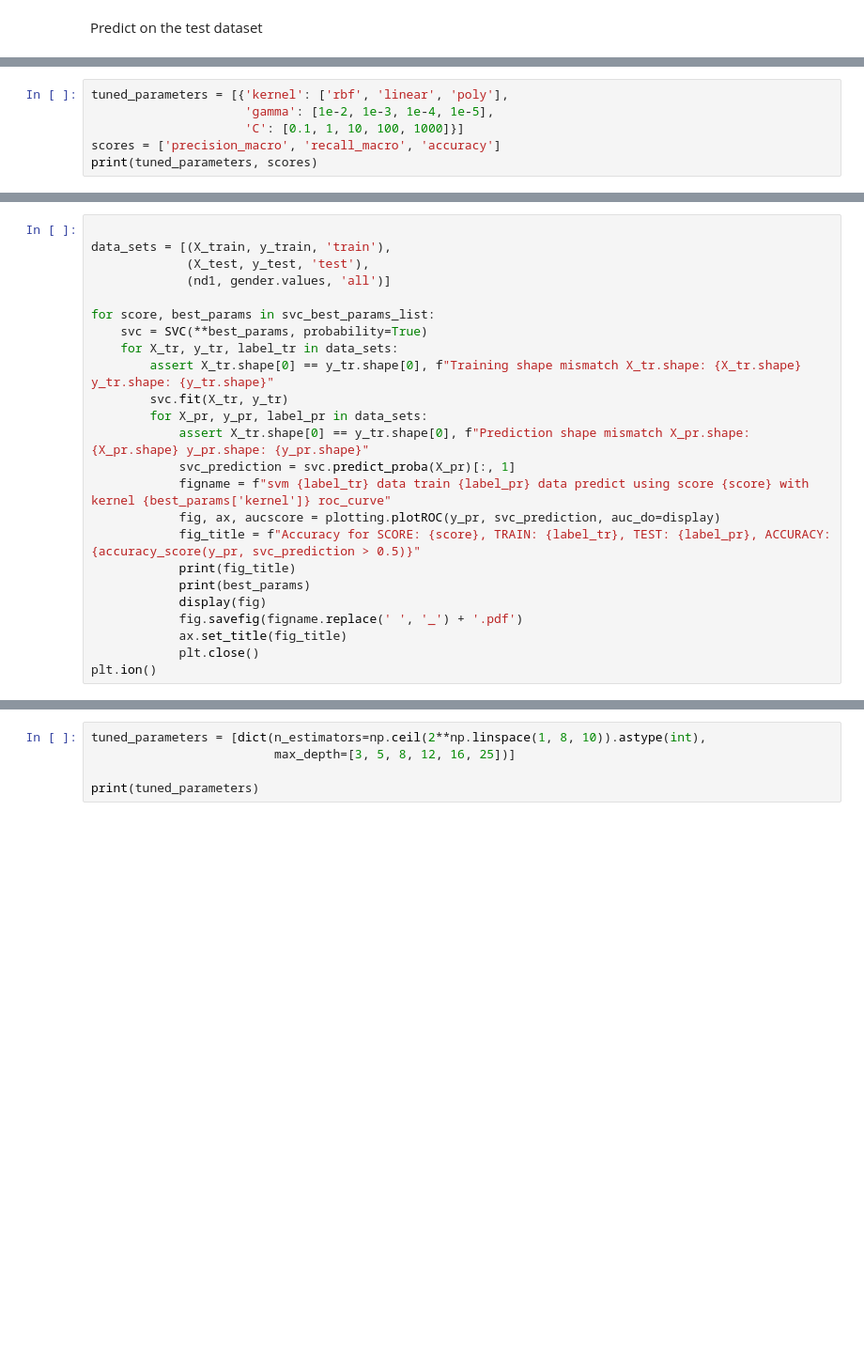
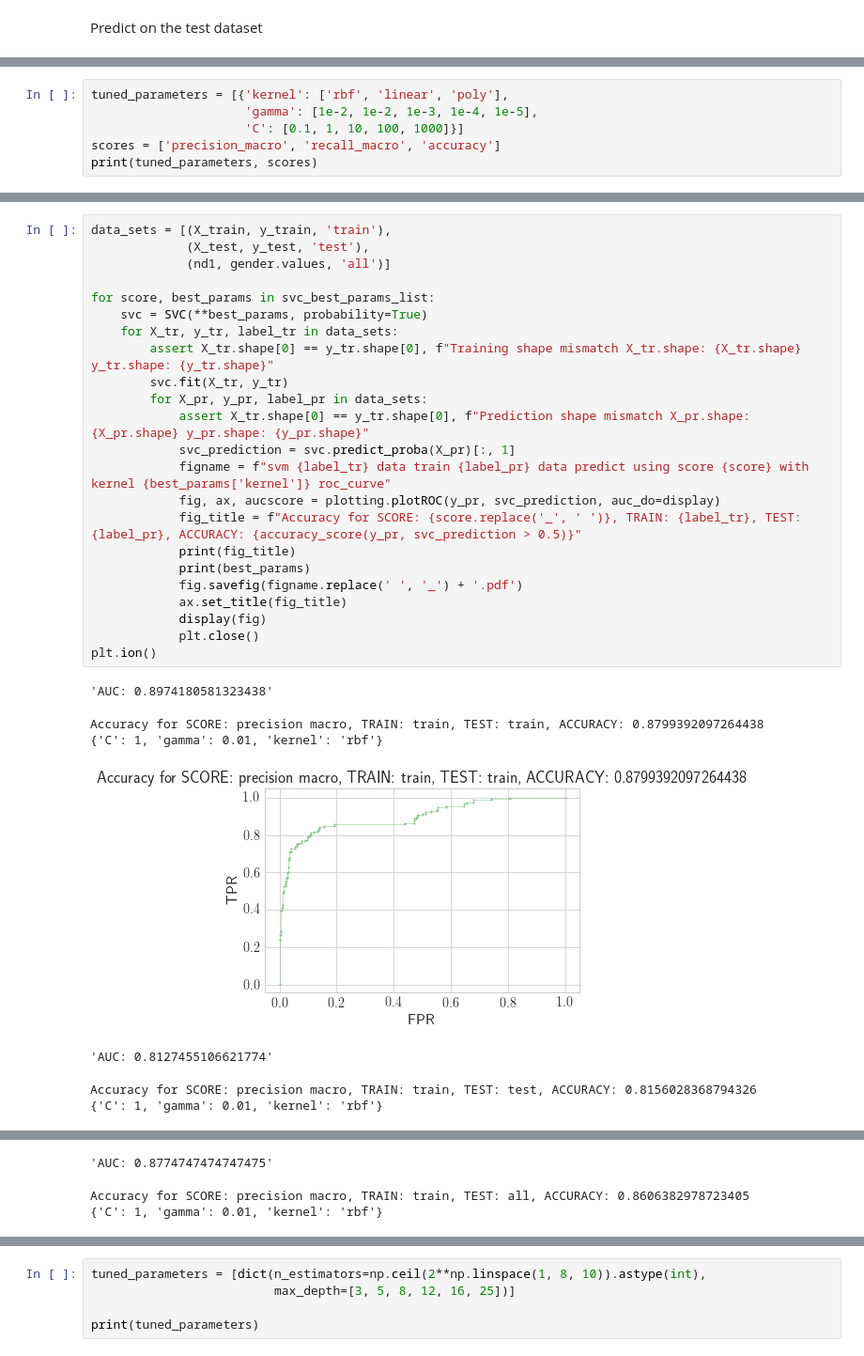
Before and after one commit to AllanLRH/master_thesis, a Jupyter notebook: joachim_exercise/joachim_exercise.ipynb, the cells around one changed output, grey strips where cells are left out. Shown at 94% size. Drawn from its saved outputs; the diff is of its cells as text; blank space fills up the shorter version.

```diff
--- a/joachim_exercise/joachim_exercise.ipynb
+++ b/joachim_exercise/joachim_exercise.ipynb
@@ -508,6 +717,6 @@ print("Accuracy:", accuracy_score(y_test, lr.predict_proba(X_test)[:,1]>0.5) )
 # %%
 tuned_parameters = [{'kernel': ['rbf', 'linear', 'poly'],
-                     'gamma': [1e-2, 1e-3, 1e-4, 1e-5],
+                     'gamma': [1e-2, 1e-2, 1e-3, 1e-4, 1e-5],
                      'C': [0.1, 1, 10, 100, 1000]}]
 scores = ['precision_macro', 'recall_macro', 'accuracy']
 print(tuned_parameters, scores)
@@ -545,24 +774,31 @@ for score in scores:
 # %%
-
 data_sets = [(X_train, y_train, 'train'),
              (X_test, y_test, 'test'),
              (nd1, gender.values, 'all')]
 
 for score, best_params in svc_best_params_list:
     svc = SVC(**best_params, probability=True)
     for X_tr, y_tr, label_tr in data_sets:
         assert X_tr.shape[0] == y_tr.shape[0], f"Training shape mismatch X_tr.shape: {X_tr.shape} y_tr.shape: {y_tr.shape}"
         svc.fit(X_tr, y_tr)
         for X_pr, y_pr, label_pr in data_sets:
             assert X_tr.shape[0] == y_tr.shape[0], f"Prediction shape mismatch X_pr.shape: {X_pr.shape} y_pr.shape: {y_pr.shape}"
             svc_prediction = svc.predict_proba(X_pr)[:, 1]
             figname = f"svm {label_tr} data train {label_pr} data predict using score {score} with kernel {best_params['kernel']} roc_curve"
             fig, ax, aucscore = plotting.plotROC(y_pr, svc_prediction, auc_do=display)
-            fig_title = f"Accuracy for SCORE: {score}, TRAIN: {label_tr}, TEST: {label_pr}, ACCURACY: {accuracy_score(y_pr, svc_prediction > 0.5)}"
+            fig_title = f"Accuracy for SCORE: {score.replace('_', ' ')}, TRAIN: {label_tr}, TEST: {label_pr}, ACCURACY: {accuracy_score(y_pr, svc_prediction > 0.5)}"
             print(fig_title)
             print(best_params)
-            display(fig)
             fig.savefig(figname.replace(' ', '_') + '.pdf')
             ax.set_title(fig_title)
+            display(fig)
             plt.close()
 plt.ion()
+# %% [output]
+'AUC: 0.8974180581323438'
+Accuracy for SCORE: precision macro, TRAIN: train, TEST: train, ACCURACY: 0.8799392097264438
+{'C': 1, 'gamma': 0.01, 'kernel': 'rbf'}
+[figure, added]
+'AUC: 0.8127455106621774'
+Accuracy for SCORE: precision macro, TRAIN: train, TEST: test, ACCURACY: 0.8156028368794326
+{'C': 1, 'gamma': 0.01, 'kernel': 'rbf'}
@@ -568,0 +806,3 @@ plt.ion()
+'AUC: 0.8774747474747475'
+Accuracy for SCORE: precision macro, TRAIN: train, TEST: all, ACCURACY: 0.8606382978723405
+{'C': 1, 'gamma': 0.01, 'kernel': 'rbf'}
```
Also changed, not shown: parts of 72 cells of this notebook, 2 other files.
